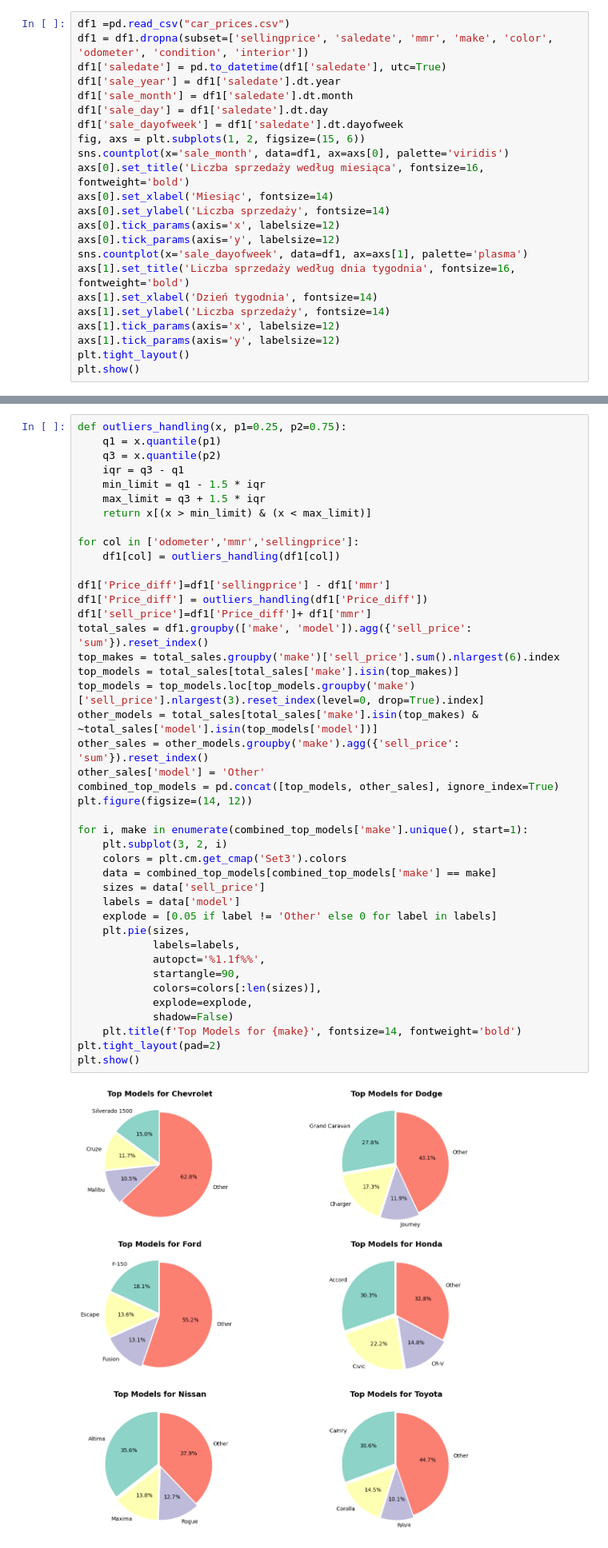
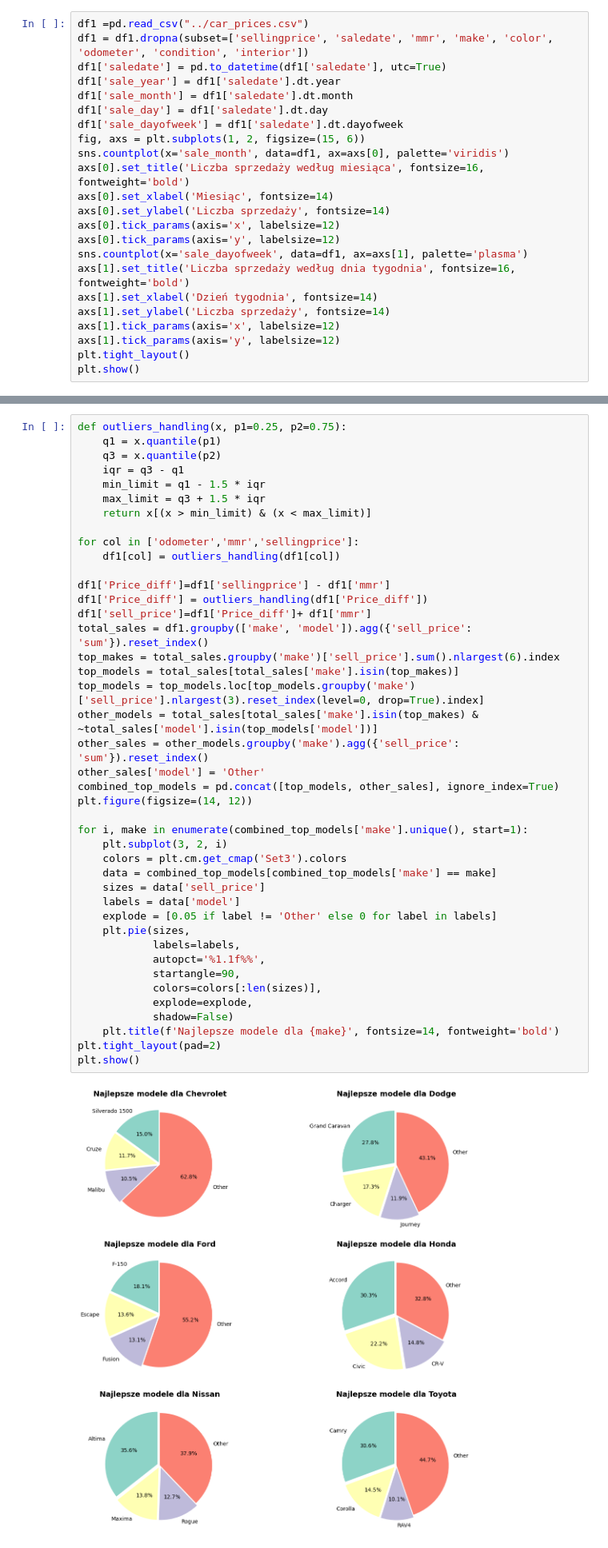
Before and after one commit to davydantoniuk/Analizatorzy-Jutra, a Jupyter notebook: plots/plots.ipynb, the cells around one changed output, grey strips where cells are left out. Shown at 80% size. Saved outputs shown, nothing was run; the diff lists cells and outputs as text.

```diff
--- a/plots/plots.ipynb
+++ b/plots/plots.ipynb
@@ -98,7 +90,7 @@ plt.show()
 # %% [output]
 [figure]
 # %%
-df1 =pd.read_csv("car_prices.csv")
+df1 =pd.read_csv("../car_prices.csv")
 df1 = df1.dropna(subset=['sellingprice', 'saledate', 'mmr', 'make', 'color', 'odometer', 'condition', 'interior'])
 df1['saledate'] = pd.to_datetime(df1['saledate'], utc=True)
 df1['sale_year'] = df1['saledate'].dt.year
@@ -139,32 +131,32 @@ for col in ['odometer','mmr','sellingprice']:
 df1['Price_diff']=df1['sellingprice'] - df1['mmr']
 df1['Price_diff'] = outliers_handling(df1['Price_diff'])
 df1['sell_price']=df1['Price_diff']+ df1['mmr']
 total_sales = df1.groupby(['make', 'model']).agg({'sell_price': 'sum'}).reset_index()
 top_makes = total_sales.groupby('make')['sell_price'].sum().nlargest(6).index
 top_models = total_sales[total_sales['make'].isin(top_makes)]
 top_models = top_models.loc[top_models.groupby('make')['sell_price'].nlargest(3).reset_index(level=0, drop=True).index]
 other_models = total_sales[total_sales['make'].isin(top_makes) & ~total_sales['model'].isin(top_models['model'])]
 other_sales = other_models.groupby('make').agg({'sell_price': 'sum'}).reset_index()
 other_sales['model'] = 'Other'
 combined_top_models = pd.concat([top_models, other_sales], ignore_index=True)
 plt.figure(figsize=(14, 12))
 
 for i, make in enumerate(combined_top_models['make'].unique(), start=1):
     plt.subplot(3, 2, i)
     colors = plt.cm.get_cmap('Set3').colors
     data = combined_top_models[combined_top_models['make'] == make]
     sizes = data['sell_price']
     labels = data['model']
     explode = [0.05 if label != 'Other' else 0 for label in labels]
     plt.pie(sizes,
             labels=labels,
             autopct='%1.1f%%',
             startangle=90,
             colors=colors[:len(sizes)],
             explode=explode,
             shadow=False)
-    plt.title(f'Top Models for {make}', fontsize=14, fontweight='bold')
+    plt.title(f'Najlepsze modele dla {make}', fontsize=14, fontweight='bold')
 plt.tight_layout(pad=2)
 plt.show()
 # %% [output]
-[figure, old version]
+[figure, new version]
```
Also changed, not shown: parts of 7 cells of this notebook.
